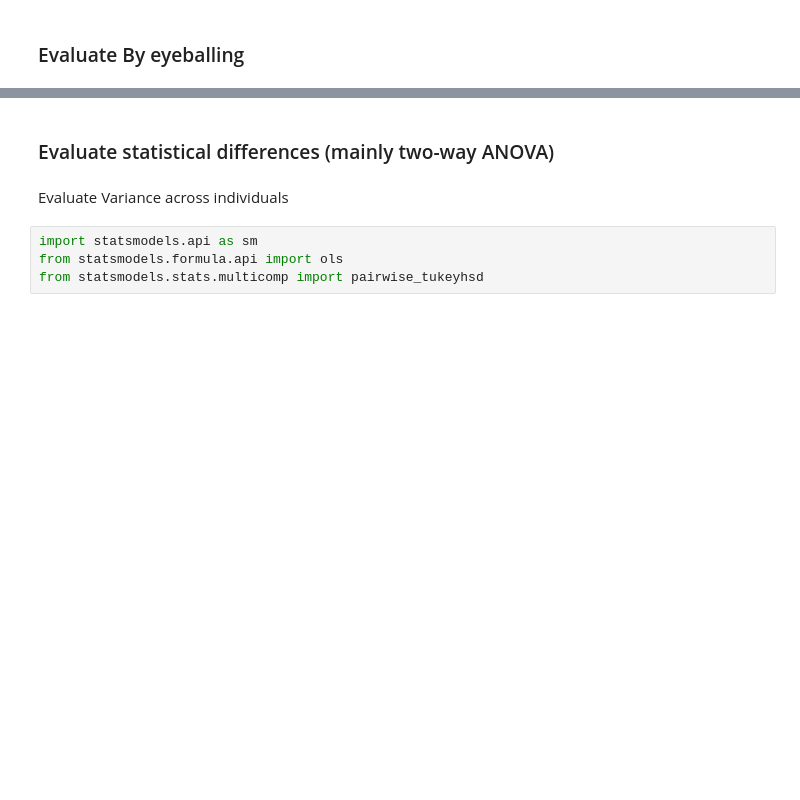
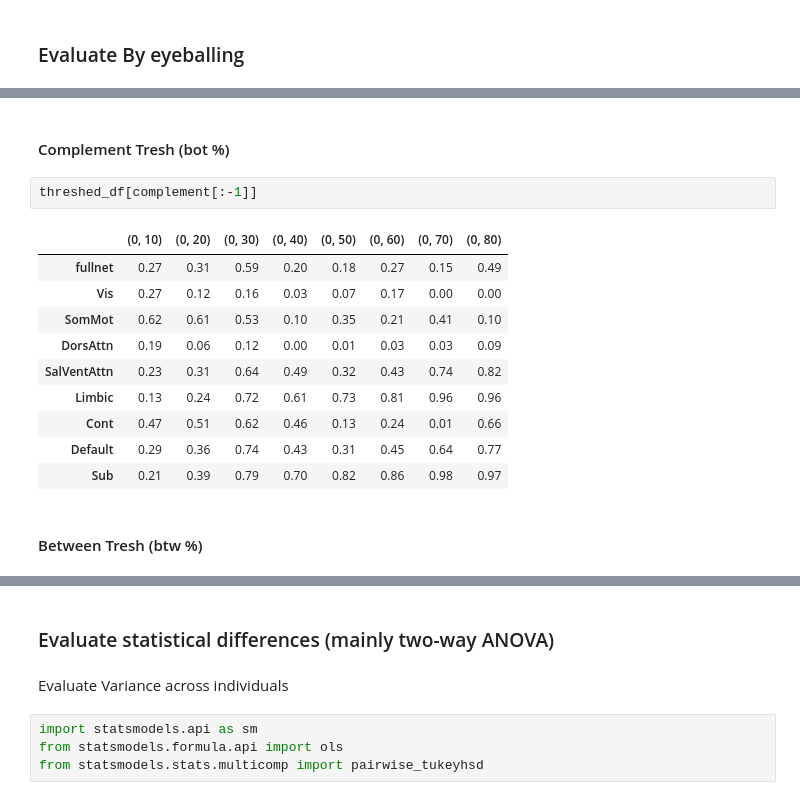
Before and after one commit to MIPLabCH/emoguide_gradients, a Jupyter notebook: 13_frame-select-stability.ipynb, the cells around one changed output, grey strips where cells are left out. Saved outputs shown, nothing was run; the diff lists cells and outputs as text; blank space fills up the shorter version.

```diff
--- a/13_frame-select-stability.ipynb
+++ b/13_frame-select-stability.ipynb
@@ -311,0 +477,17 @@ rest_bootstrap_gradients = load('./resources/f-select_grad/rest_bootstrap_gradie
+# %% [markdown]
+#### Complement Tresh (bot %)
+# %%
+threshed_df[complement[:-1]]
+# %% [output]
+|  | (0, 10) | (0, 20) | (0, 30) | (0, 40) | (0, 50) | (0, 60) | (0, 70) | (0, 80) |
+| fullnet | 0.27 | 0.31 | 0.59 | 0.20 | 0.18 | 0.27 | 0.15 | 0.49 |
+| Vis | 0.27 | 0.12 | 0.16 | 0.03 | 0.07 | 0.17 | 0.00 | 0.00 |
+| SomMot | 0.62 | 0.61 | 0.53 | 0.10 | 0.35 | 0.21 | 0.41 | 0.10 |
+| DorsAttn | 0.19 | 0.06 | 0.12 | 0.00 | 0.01 | 0.03 | 0.03 | 0.09 |
+| SalVentAttn | 0.23 | 0.31 | 0.64 | 0.49 | 0.32 | 0.43 | 0.74 | 0.82 |
+| Limbic | 0.13 | 0.24 | 0.72 | 0.61 | 0.73 | 0.81 | 0.96 | 0.96 |
+| Cont | 0.47 | 0.51 | 0.62 | 0.46 | 0.13 | 0.24 | 0.01 | 0.66 |
+| Default | 0.29 | 0.36 | 0.74 | 0.43 | 0.31 | 0.45 | 0.64 | 0.77 |
+| Sub | 0.21 | 0.39 | 0.79 | 0.70 | 0.82 | 0.86 | 0.98 | 0.97 |
+# %% [markdown]
+#### Between Tresh (btw %)
```
Also changed, not shown: parts of 30 cells of this notebook, 9 other files.
